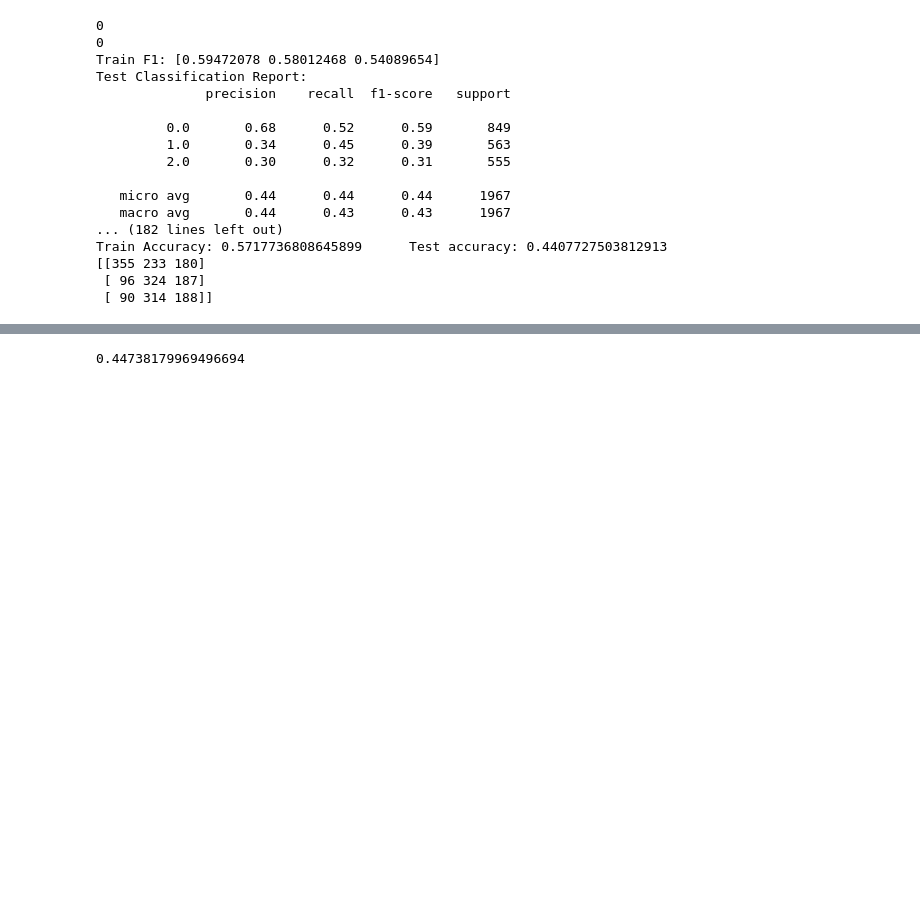
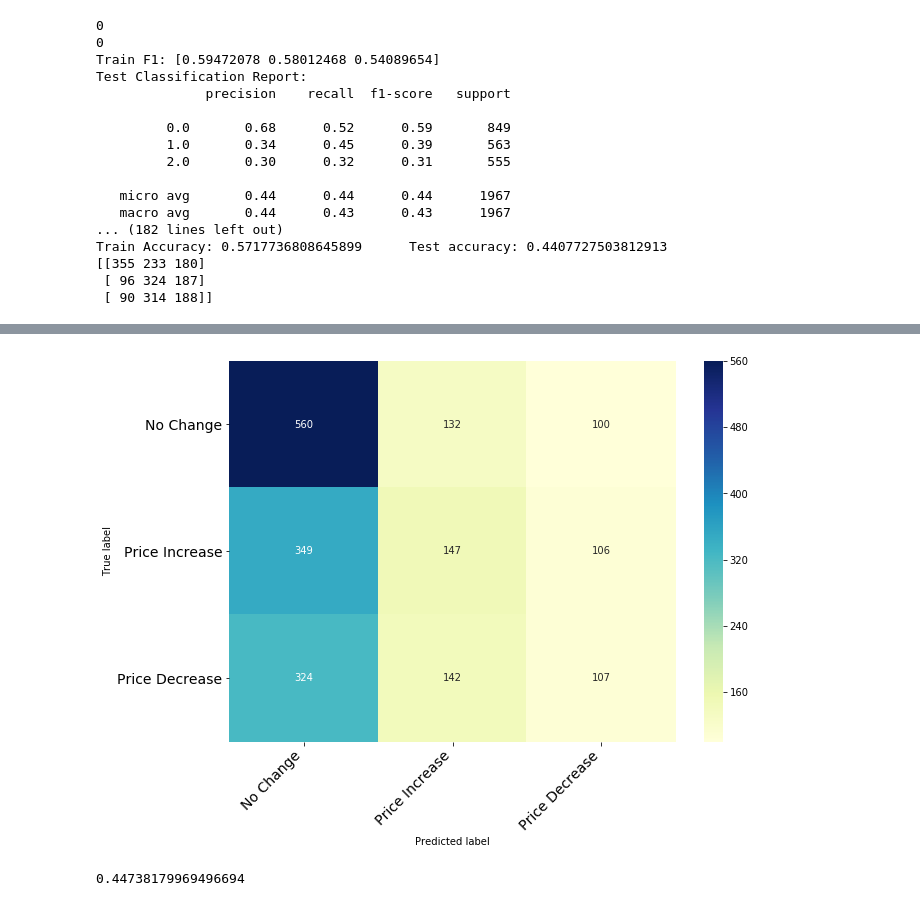
Before and after one commit to jacobbills/213R, a Jupyter notebook: Stocks Project.ipynb, the cells around one changed output, grey strips where cells are left out. Drawn from its saved outputs; the diff is of its cells as text; code cells hidden in the pictures; blank space fills up the shorter version.

```diff
--- a/Stocks Project.ipynb
+++ b/Stocks Project.ipynb
@@ -1131,3 +1146,11 @@ Train Accuracy: 0.5764780673871583      Test accuracy: 0.46619217081850534
+# %%
+model.fit(X_train,y_train)
+y_pred_train = model.predict(X_train)
+y_pred_test = model.predict(X_test)
+modelcm = confusion_matrix(y_test, y_pred_test)
+votegraph = print_confusion_matrix(modelcm,['No Change', 'Price Increase', 'Price Decrease'])
+# %% [output]
+[figure, added]
 # %%
 from sklearn.ensemble import AdaBoostClassifier
 from sklearn.ensemble import GradientBoostingClassifier
```
Also changed, not shown: parts of 12 cells of this notebook.
